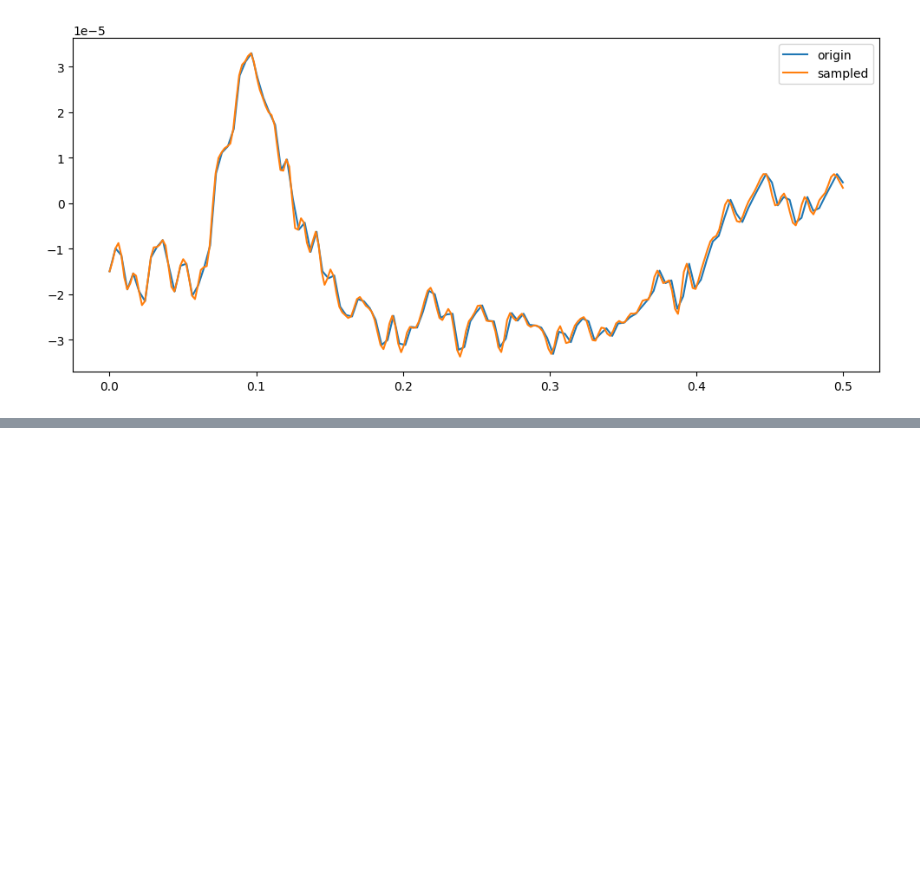
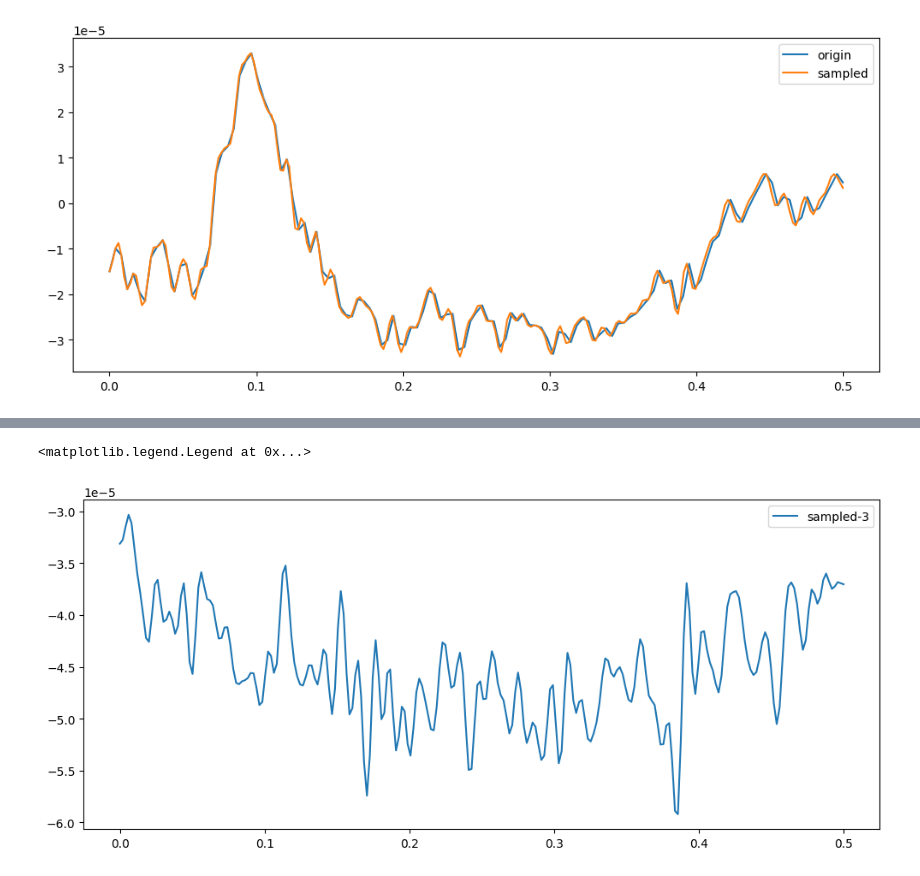
Before and after one commit to Shchetinnikov/EEGtoImageDecoder, a Jupyter notebook: notebooks/preprocessing.ipynb, the cells around one changed output, grey strips where cells are left out. Saved outputs shown, nothing was run; the diff lists cells and outputs as text; code cells hidden in the pictures; blank space fills up the shorter version.

```diff
--- a/notebooks/preprocessing.ipynb
+++ b/notebooks/preprocessing.ipynb
@@ -118,0 +144,7 @@ plt.legend()
+# %%
+plt.figure(figsize=(12, 5))
+plt.plot(np.linspace(0, 0.5, raw3[0].shape[0]), raw3[0], label='sampled-3');
+plt.legend()
+# %% [output]
+<matplotlib.legend.Legend at 0x...>
+[figure, added]
```
Also changed, not shown: parts of 3 cells of this notebook.
